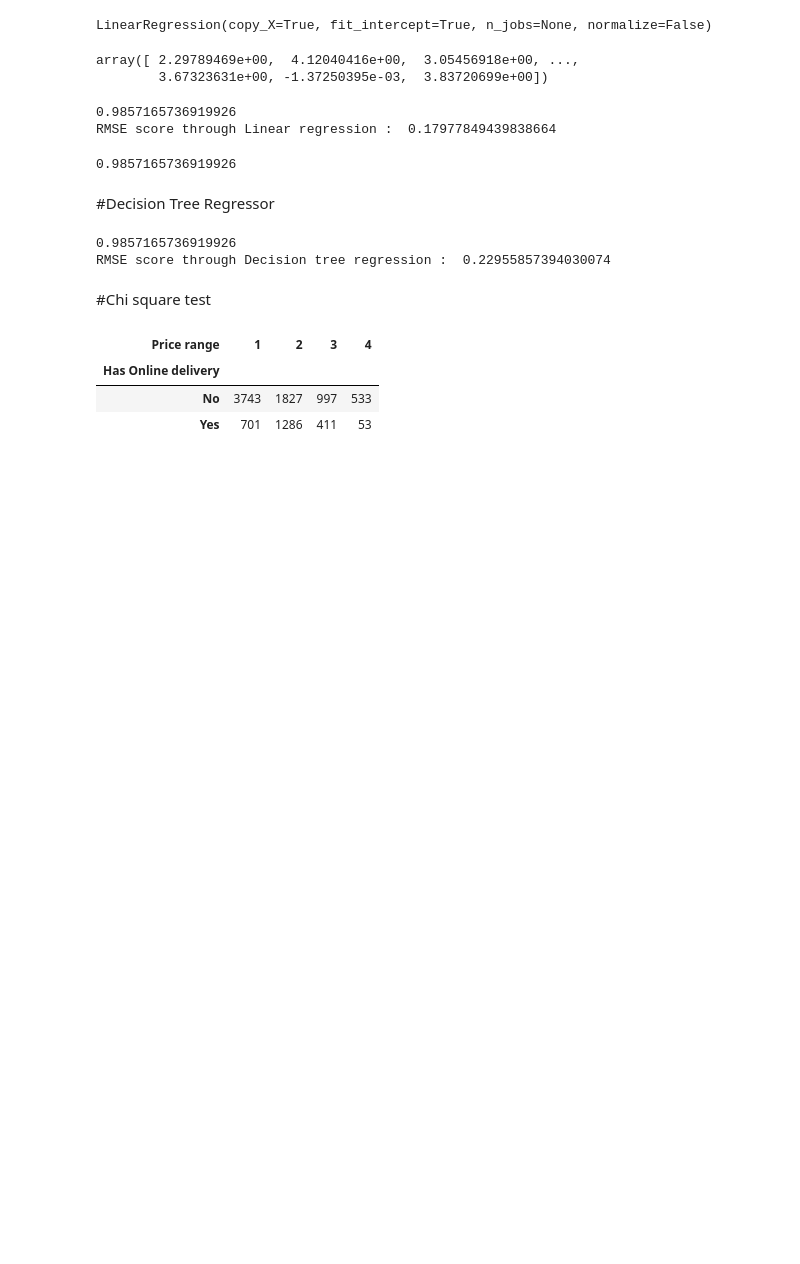
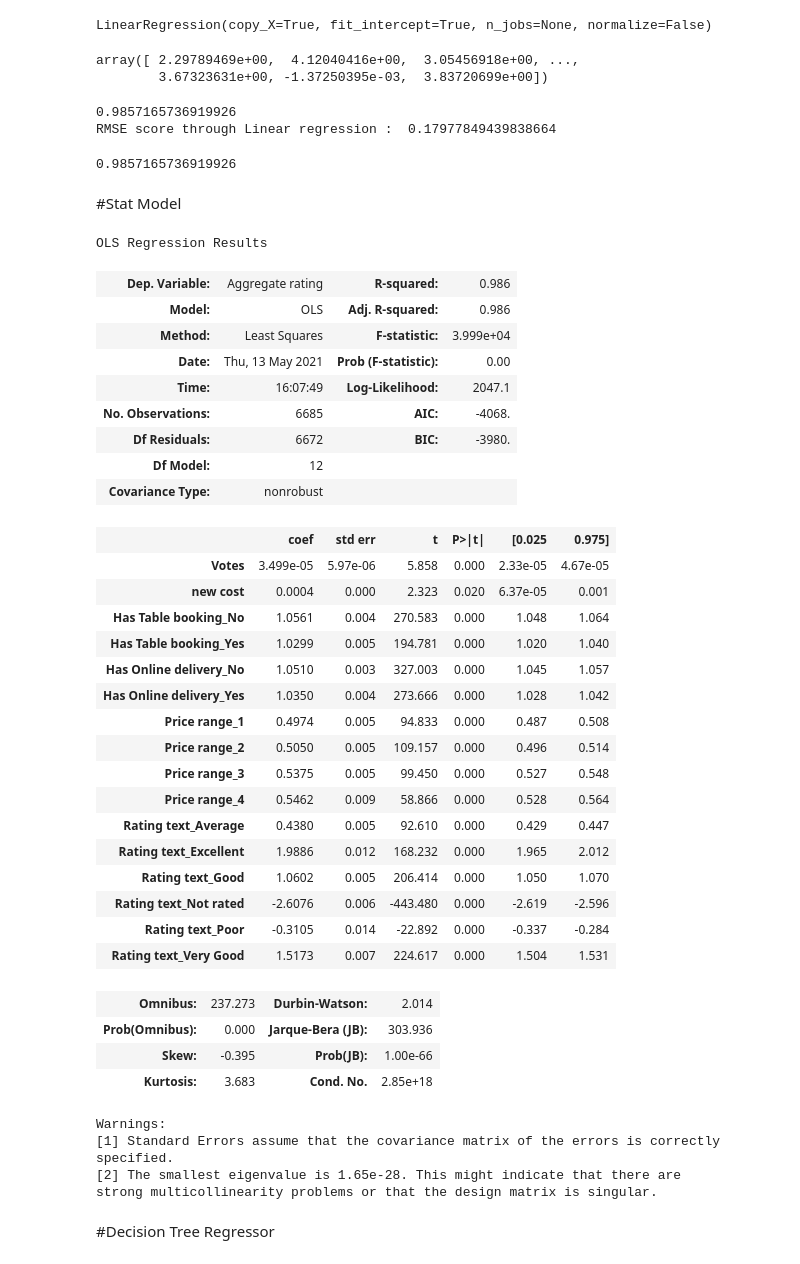
Before and after one commit to jwanajri/Janhvi-Wanjari, a Jupyter notebook: Zomato_Rating_Prediction.ipynb, the cells around one changed output. Drawn from its saved outputs; the diff is of its cells as text; code cells hidden in the pictures; blank space fills up the shorter version.

```diff
--- a/Zomato_Rating_Prediction.ipynb
+++ b/Zomato_Rating_Prediction.ipynb
@@ -464,17 +509,54 @@ RMSE score through Linear regression :  0.17977849439838664
 print(r2_score(y_test,np.round(lr_pred,decimals=1)))
 # %% [output]
 0.9857165736919926
+# %% [markdown]
+#Stat Model
+# %%
+from sklearn import model_selection
+from sklearn.model_selection import train_test_split
+X_train, X_test, y_train, y_test = train_test_split(X, y, test_size=0.3, random_state=42)
+# %%
+import statsmodels.api as sm
+#Usings Statsmodel
+
+x1 = sm.add_constant(X)
+results = sm.OLS(y_train,X_train).fit()
+results.summary()
+# %% [output]
+OLS Regression Results
+| Dep. Variable: | Aggregate rating | R-squared: | 0.986 |
+| Model: | OLS | Adj. R-squared: | 0.986 |
+| Method: | Least Squares | F-statistic: | 3.999e+04 |
+| Date: | Thu, 13 May 2021 | Prob (F-statistic): | 0.00 |
+| Time: | 16:07:49 | Log-Likelihood: | 2047.1 |
+| No. Observations: | 6685 | AIC: | -4068. |
+| Df Residuals: | 6672 | BIC: | -3980. |
+| Df Model: | 12 |  |  |
+| Covariance Type: | nonrobust |  |  |
+|  | coef | std err | t | P>|t| | [0.025 | 0.975] |
+| Votes | 3.499e-05 | 5.97e-06 | 5.858 | 0.000 | 2.33e-05 | 4.67e-05 |
+| new cost | 0.0004 | 0.000 | 2.323 | 0.020 | 6.37e-05 | 0.001 |
+| Has Table booking_No | 1.0561 | 0.004 | 270.583 | 0.000 | 1.048 | 1.064 |
+| Has Table booking_Yes | 1.0299 | 0.005 | 194.781 | 0.000 | 1.020 | 1.040 |
+| Has Online delivery_No | 1.0510 | 0.003 | 327.003 | 0.000 | 1.045 | 1.057 |
+| Has Online delivery_Yes | 1.0350 | 0.004 | 273.666 | 0.000 | 1.028 | 1.042 |
+| Price range_1 | 0.4974 | 0.005 | 94.833 | 0.000 | 0.487 | 0.508 |
+| Price range_2 | 0.5050 | 0.005 | 109.157 | 0.000 | 0.496 | 0.514 |
+| Price range_3 | 0.5375 | 0.005 | 99.450 | 0.000 | 0.527 | 0.548 |
+| Price range_4 | 0.5462 | 0.009 | 58.866 | 0.000 | 0.528 | 0.564 |
+| Rating text_Average | 0.4380 | 0.005 | 92.610 | 0.000 | 0.429 | 0.447 |
+| Rating text_Excellent | 1.9886 | 0.012 | 168.232 | 0.000 | 1.965 | 2.012 |
+| Rating text_Good | 1.0602 | 0.005 | 206.414 | 0.000 | 1.050 | 1.070 |
+| Rating text_Not rated | -2.6076 | 0.006 | -443.480 | 0.000 | -2.619 | -2.596 |
+| Rating text_Poor | -0.3105 | 0.014 | -22.892 | 0.000 | -0.337 | -0.284 |
+| Rating text_Very Good | 1.5173 | 0.007 | 224.617 | 0.000 | 1.504 | 1.531 |
+| Omnibus: | 237.273 | Durbin-Watson: | 2.014 |
+| Prob(Omnibus): | 0.000 | Jarque-Bera (JB): | 303.936 |
+| Skew: | -0.395 | Prob(JB): | 1.00e-66 |
+| Kurtosis: | 3.683 | Cond. No. | 2.85e+18 |
+Warnings:
+[1] Standard Errors assume that the covariance matrix of the errors is correctly specified.
+[2] The smallest eigenvalue is 1.65e-28. This might indicate that there are
+strong multicollinearity problems or that the design matrix is singular.
 # %% [markdown]
 #Decision Tree Regressor
-# %%
-from sklearn.tree import DecisionTreeRegressor
-dt= DecisionTreeRegressor()
-dt.fit(X_train,y_train)
-dt_pred=dt.predict(X_test)
-print(r2_score(y_test,np.round(lr_pred,decimals=1)))
-print('RMSE score through Decision tree regression : ',np.sqrt(metrics.mean_squared_error(y_test,np.round(dt_pred,decimals=1))))
-# %% [output]
-0.9857165736919926
-RMSE score through Decision tree regression :  0.22955857394030074
-# %% [markdown]
-#Chi square test
@@ -483,7 +562,0 @@ ct=pd.crosstab(index=df['Has Online delivery'],columns=df['Price range'])
-# %%
-ct
-# %% [output]
-| Price range | 1 | 2 | 3 | 4 |
-| Has Online delivery |  |  |  |  |
-| No | 3743 | 1827 | 997 | 533 |
-| Yes | 701 | 1286 | 411 | 53 |
```
Also changed, not shown: parts of 16 cells of this notebook.
